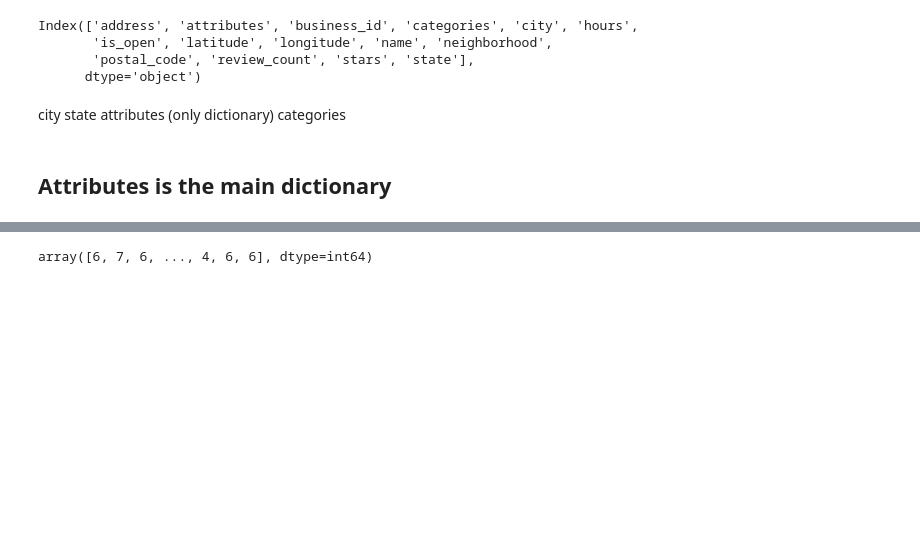
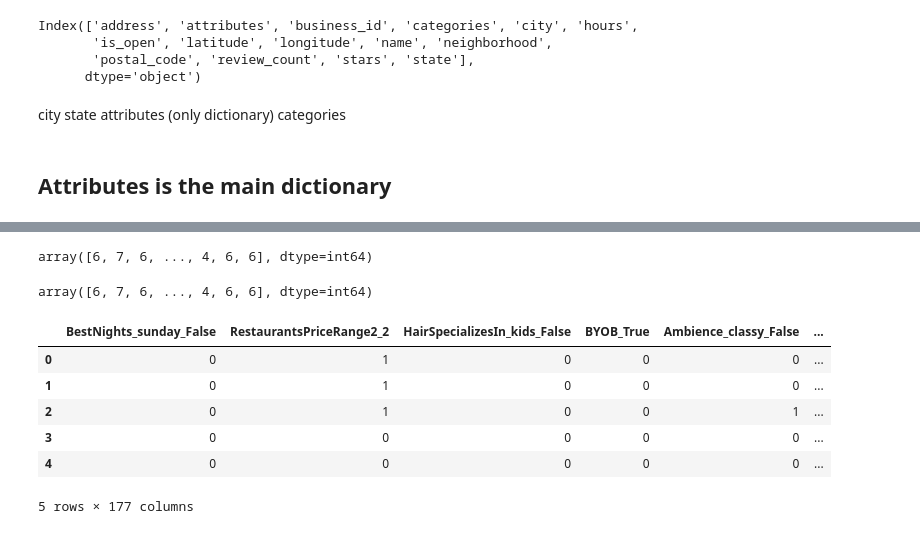
Before and after one commit to AstroBoy1/yelp-datasetchallenge, a Jupyter notebook: Statistics.ipynb, the cells around one changed output, grey strips where cells are left out. Drawn from its saved outputs; the diff is of its cells as text; code cells hidden in the pictures; blank space fills up the shorter version.

Commit message:
city and state

```diff
--- a/Statistics.ipynb
+++ b/Statistics.ipynb
@@ -633,6 +627,27 @@ target = 'stars'
+# %%
+# city, stars, categories
+le = preprocessing.LabelEncoder()
+le.fit(df_new['stars'])
+le.transform(df_new['stars'])
+# %% [output]
+array([6, 7, 6, ..., 4, 6, 6], dtype=int64)
 # %%
 le = preprocessing.LabelEncoder()
 le.fit(df_new['stars'])
 le.transform(df_new['stars'])
 # %% [output]
 array([6, 7, 6, ..., 4, 6, 6], dtype=int64)
+# %%
+from sklearn.preprocessing import LabelEncoder
+le_city, le_state = LabelEncoder(), LabelEncoder()
+df_new['city'] = le_city.fit_transform(df_json.city)
+df_new['state'] = le_city.fit_transform(df_json.state)
+df_new.head()
+# %% [output]
+|  | BestNights_sunday_False | RestaurantsPriceRange2_2 | HairSpecializesIn_kids_False | BYOB_True | Ambience_classy_False | ... |
+| 0 | 0 | 1 | 0 | 0 | 0 | ... |
+| 1 | 0 | 1 | 0 | 0 | 0 | ... |
+| 2 | 0 | 1 | 0 | 0 | 1 | ... |
+| 3 | 0 | 0 | 0 | 0 | 0 | ... |
+| 4 | 0 | 0 | 0 | 0 | 0 | ... |
+5 rows × 177 columns
```
Also changed, not shown: parts of 14 cells of this notebook.
